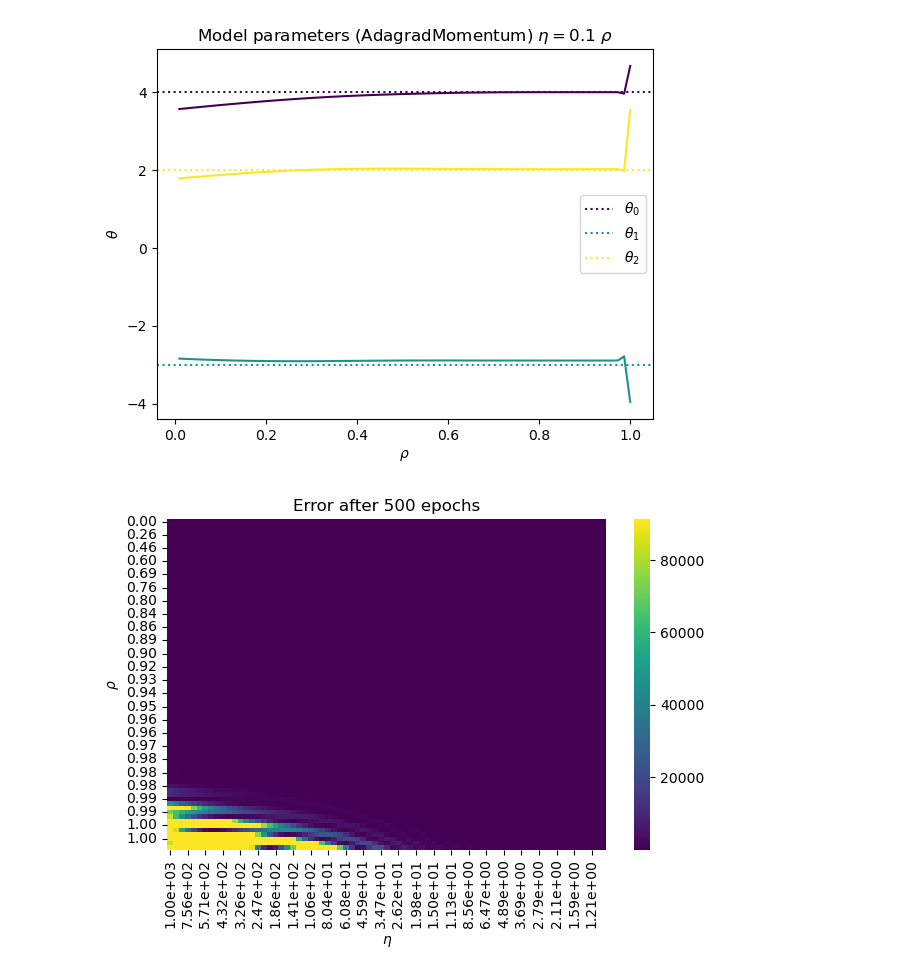
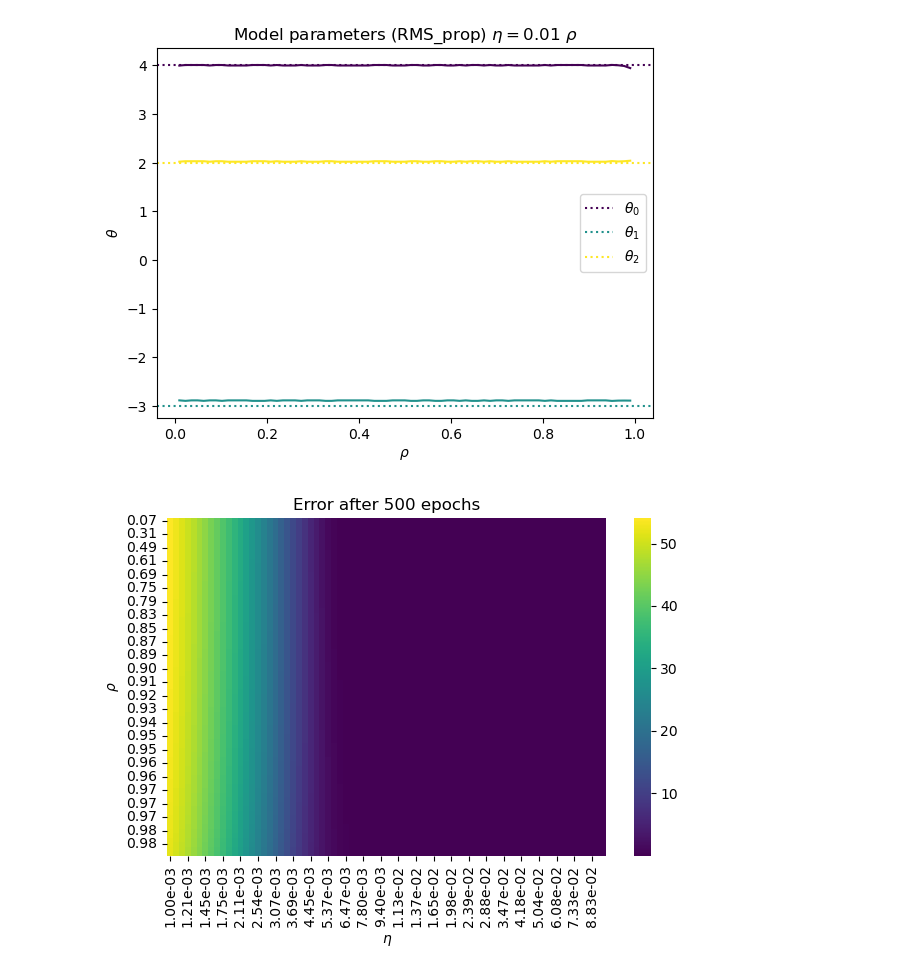
Before and after one commit to augustfe/FYSSTK, a Jupyter notebook: Project2/src/grad_rework.ipynb, the cells around one changed output. Cells and saved outputs as stored; diff of their text form; code cells hidden in the pictures.

```diff
--- a/Project2/src/grad_rework.ipynb
+++ b/Project2/src/grad_rework.ipynb
@@ -62,0 +47,5 @@ GA.adagrad_analysis(eta_arr)
+# %%
+eta_arr = np.logspace(-5, 0, eta_num)
+rho_arr = np.linspace(1 / n_points, 0.99, rho_num)
+
+# GA.adagrad_momentum_analysis(eta_arr, rho_arr)
@@ -63,3 +57,3 @@ GA.adagrad_analysis(eta_arr)
 # %%
-GA.adagrad_momentum_analysis(eta_arr, rho_arr)
+GA.rms_prop_analysis(eta_arr, rho_arr)
 # %% [output]
@@ -71,2 +65,2 @@ GA.adagrad_momentum_analysis(eta_arr, rho_arr)
-[figure, old version]
+[figure, new version]
-[figure, old version]
+[figure, new version]
```
Also changed, not shown: parts of 5 cells of this notebook, 2 other files.
